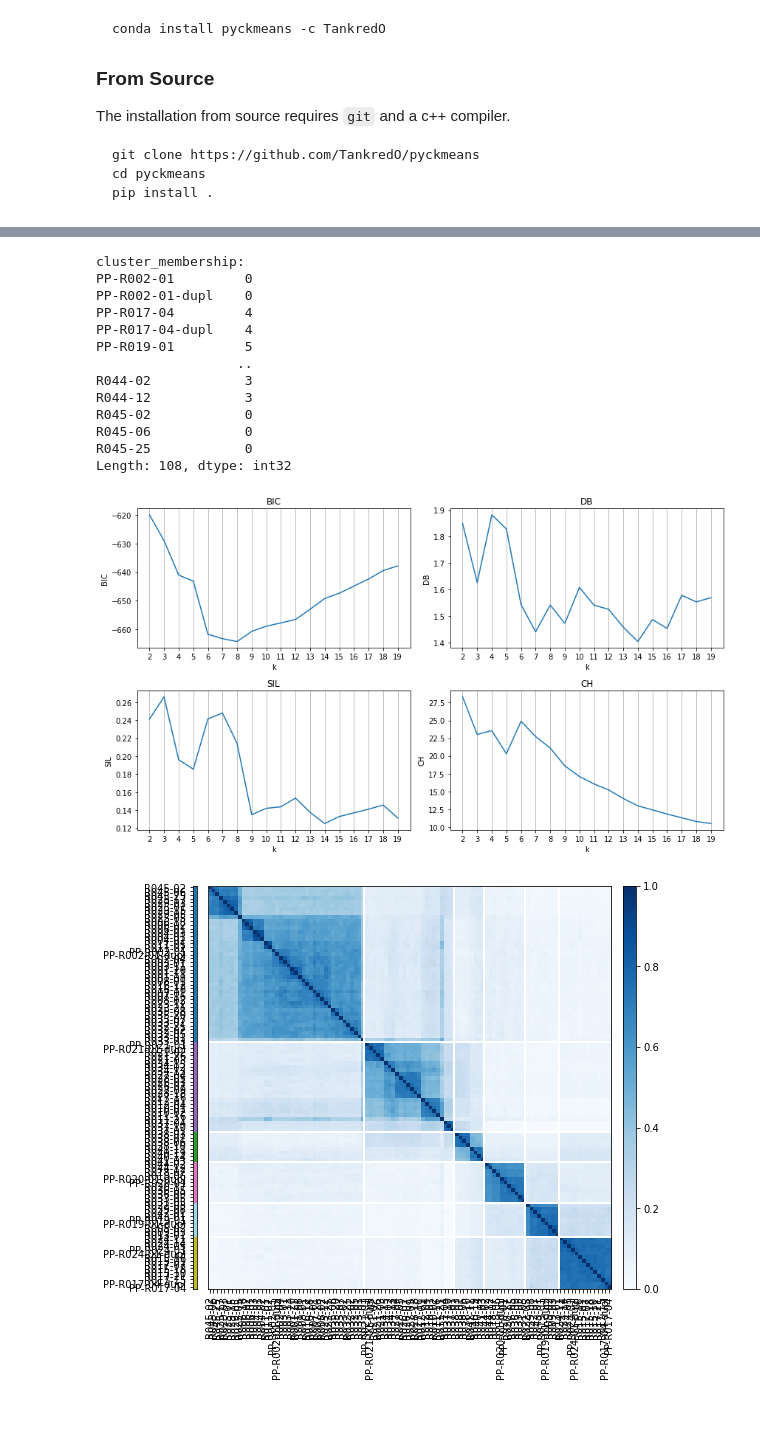
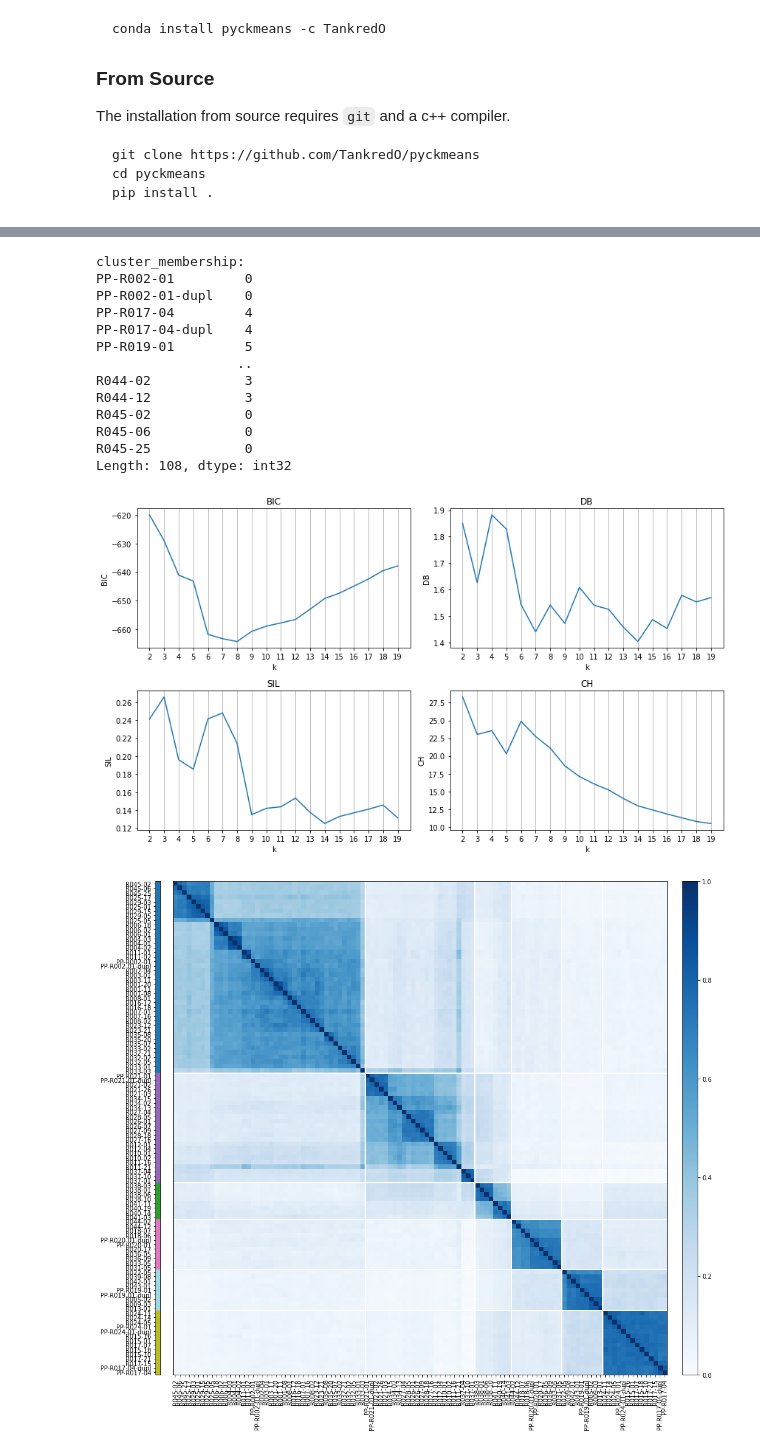
Before and after one commit to TankredO/pyckmeans, a Jupyter notebook: docs/README.ipynb, the cells around one changed output, grey strips where cells are left out. Cells and saved outputs as stored; diff of their text form; code cells hidden in the pictures; blank space fills up the shorter version.

```diff
--- a/docs/README.ipynb
+++ b/docs/README.ipynb
@@ -214,32 +225,32 @@ wecr = WECR(
     n_rep=1000,
     p_samp=0.6,
     p_feat=0.6,
 )
 wecr.fit(vectors)
 wecr_res = wecr.predict(vectors)
 
 # Plot clustering metrics for each k
 wecr_res.plot_metrics(figsize=(12, 7))
 
 # Select a 'good' K (e.g., 6, 7, 8) for the consensus clustering
-wecr_res.plot(k=6)
+wecr_res.plot(k=6, figsize=(14,14))
 
 cluster_membership = wecr_res.get_cl(k=6, with_names=True)
 print('cluster_membership:')
 print(cluster_membership)
 # %% [output]
 cluster_membership:
 PP-R002-01         0
 PP-R002-01-dupl    0
 PP-R017-04         4
 PP-R017-04-dupl    4
 PP-R019-01         5
                   ..
 R044-02            3
 R044-12            3
 R045-02            0
 R045-06            0
 R045-25            0
 Length: 108, dtype: int32
 [figure]
-[figure, old version]
+[figure, new version]
```
Also changed, not shown: parts of 10 cells of this notebook, 5 other files.
